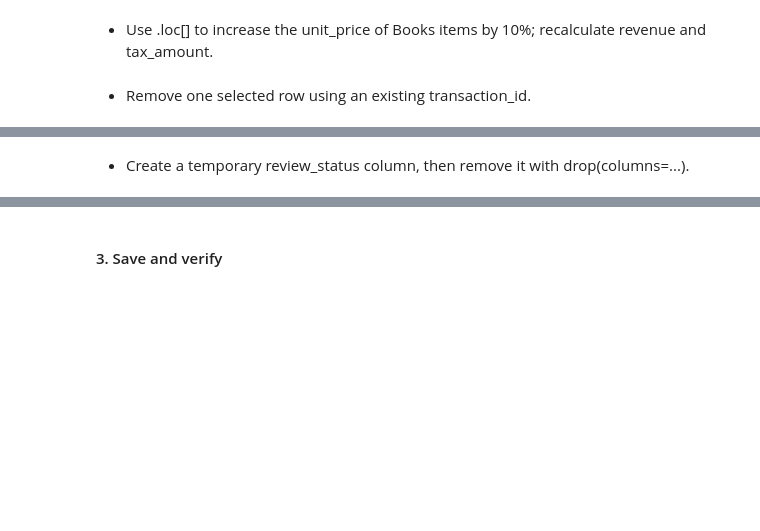
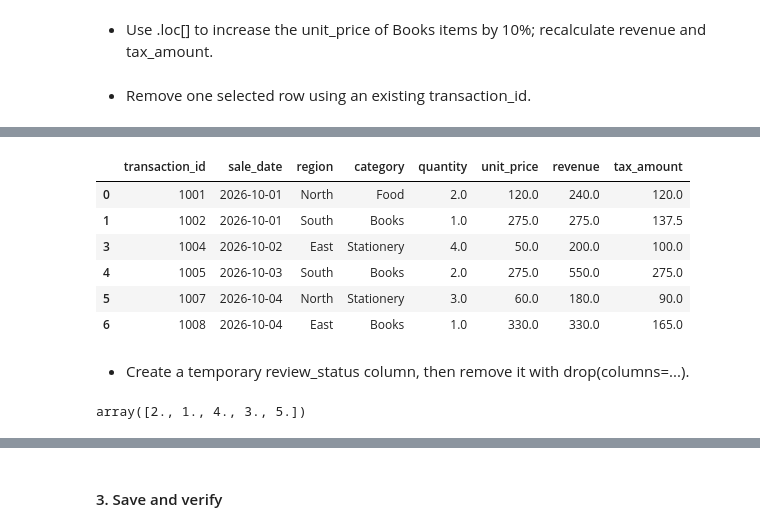
Before and after one commit to mj-awad17/AI-Engineering-bootcamp, a Jupyter notebook: Week-2/Assignment/mjawad_003721.ipynb, the cells around one changed output, grey strips where cells are left out. Saved outputs shown, nothing was run; the diff lists cells and outputs as text; code cells hidden in the pictures; blank space fills up the shorter version.

```diff
--- a/Week-2/Assignment/mjawad_003721.ipynb
+++ b/Week-2/Assignment/mjawad_003721.ipynb
@@ -285,2 +291,18 @@ df_partb["tax_amount"] = df_partb["revenue"] * 0.5
+# %%
+# delete one row using id
+df_partb = df_partb[df_partb["transaction_id"] != 1003]
+df_partb.head(6)
+# %% [output]
+|  | transaction_id | sale_date | region | category | quantity | unit_price | revenue | tax_amount |
+| 0 | 1001 | 2026-10-01 | North | Food | 2.0 | 120.0 | 240.0 | 120.0 |
+| 1 | 1002 | 2026-10-01 | South | Books | 1.0 | 275.0 | 275.0 | 137.5 |
+| 3 | 1004 | 2026-10-02 | East | Stationery | 4.0 | 50.0 | 200.0 | 100.0 |
+| 4 | 1005 | 2026-10-03 | South | Books | 2.0 | 275.0 | 550.0 | 275.0 |
+| 5 | 1007 | 2026-10-04 | North | Stationery | 3.0 | 60.0 | 180.0 | 90.0 |
+| 6 | 1008 | 2026-10-04 | East | Books | 1.0 | 330.0 | 330.0 | 165.0 |
 # %% [markdown]
 - Create a temporary review_status column, then remove it with drop(columns=...).
+# %%
+df_partb["quantity"].unique()
+# %% [output]
+array([2., 1., 4., 3., 5.])
```
Also changed, not shown: parts of 8 cells of this notebook.
